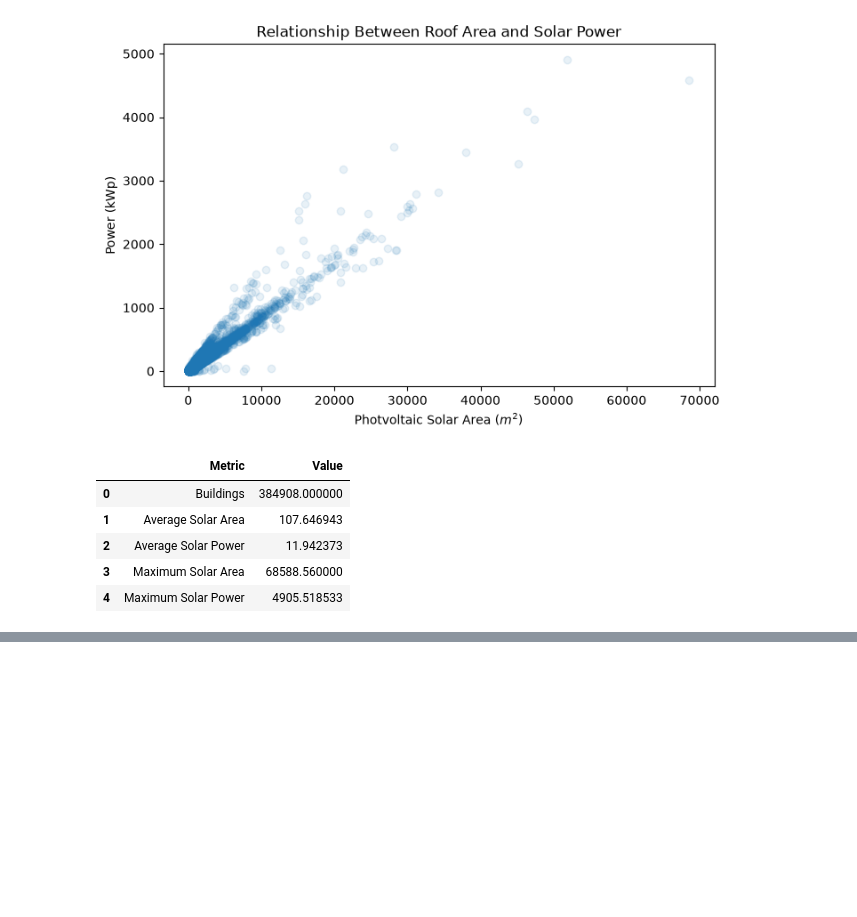
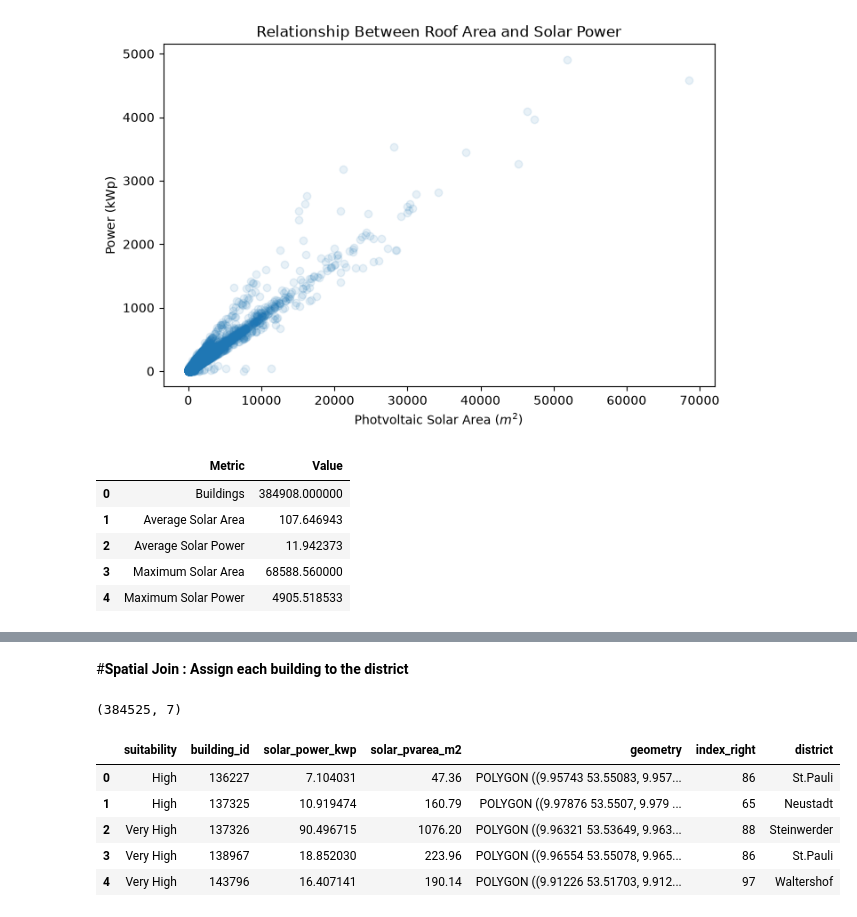
Before and after one commit to Dhru1999/hamburg-solar-app, a Jupyter notebook: data_cleaning.ipynb, the cells around one changed output, grey strips where cells are left out. Saved outputs shown, nothing was run; the diff lists cells and outputs as text; code cells hidden in the pictures; blank space fills up the shorter version.

Commit message:
Cleaning Pahse for Hamburg District dataset

```diff
--- a/data_cleaning.ipynb
+++ b/data_cleaning.ipynb
@@ -484,0 +555,8 @@ summary
+# %%
+from shapely import wkt # shapely is a Python library for manipulation and analysis of planar geometric objects. It provides a set of tools for working with points, lines, polygons, and other geometric shapes.
+
+solar_gdf = gpd.GeoDataFrame(
+    df_solar_cleaned,
+    geometry="geometry",
+    crs="EPSG:4326"
+)
@@ -484,0 +576,11 @@ summary
+# %%
+# clean the districts dataset by renaming the column to English and creating a copy of the original GeoDataFrame.
+districts_clean = df_districts.copy()
+
+districts_clean = districts_clean.rename(columns={
+    "Stadtteil": "district"
+})
+
+print(districts_clean.shape)
+print(districts_clean.crs)
+districts_clean.head()
@@ -484,0 +596,19 @@ summary
+# %% [markdown]
+#**Spatial Join : Assign each building to the district**
+# %%
+joined= gpd.sjoin(
+    solar_gdf,
+    districts_clean,
+    how = "inner",
+    predicate = "within"
+)
+print(joined.shape)
+joined.head()
+# %% [output]
+(384525, 7)
+|  | suitability | building_id | solar_power_kwp | solar_pvarea_m2 | geometry | index_right | district |
+| 0 | High | 136227 | 7.104031 | 47.36 | POLYGON ((9.95743 53.55083, 9.957... | 86 | St.Pauli |
+| 1 | High | 137325 | 10.919474 | 160.79 | POLYGON ((9.97876 53.5507, 9.979 ... | 65 | Neustadt |
+| 2 | Very High | 137326 | 90.496715 | 1076.20 | POLYGON ((9.96321 53.53649, 9.963... | 88 | Steinwerder |
+| 3 | Very High | 138967 | 18.852030 | 223.96 | POLYGON ((9.96554 53.55078, 9.965... | 86 | St.Pauli |
+| 4 | Very High | 143796 | 16.407141 | 190.14 | POLYGON ((9.91226 53.51703, 9.912... | 97 | Waltershof |
```
Also changed, not shown: parts of 14 cells of this notebook.
